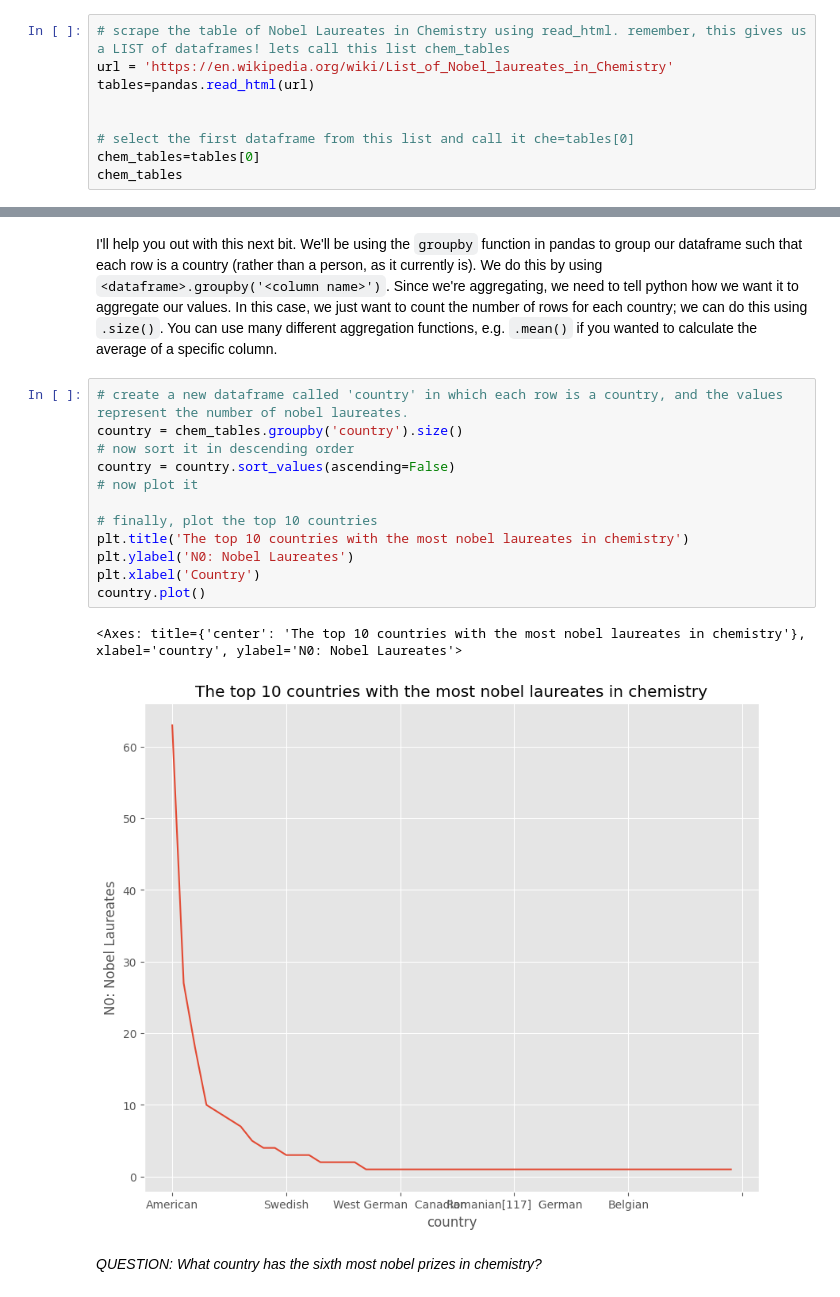
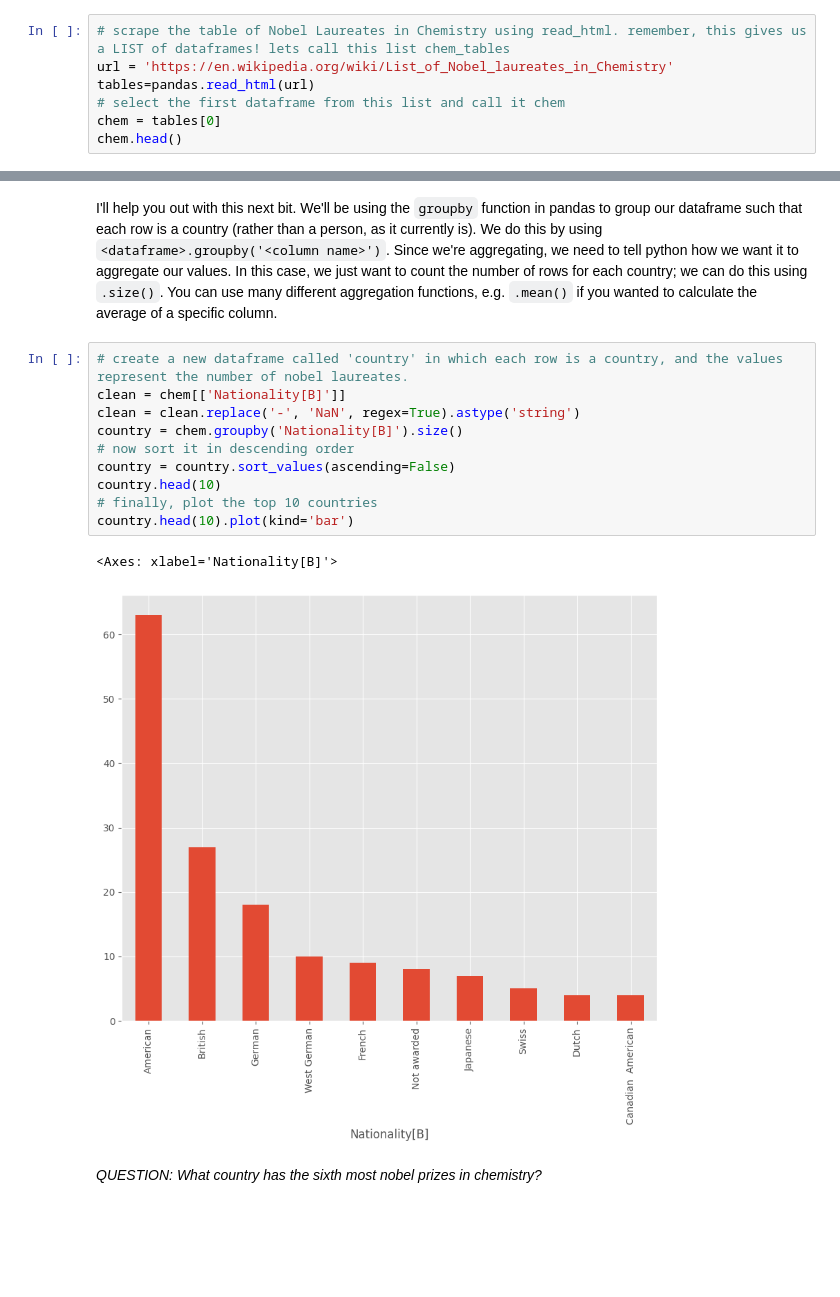
Before and after one commit to AlexCulkin/QM2, a Jupyter notebook: notebooks/W02. Pandas.ipynb, the cells around one changed output, grey strips where cells are left out. Cells and saved outputs as stored; diff of their text form; blank space fills up the shorter version.

```diff
--- a/notebooks/W02. Pandas.ipynb
+++ b/notebooks/W02. Pandas.ipynb
@@ -490,11 +464,9 @@ Using the following URL https://en.wikipedia.org/wiki/List_of_Nobel_laureates_in
 # scrape the table of Nobel Laureates in Chemistry using read_html. remember, this gives us a LIST of dataframes! lets call this list chem_tables
 url = 'https://en.wikipedia.org/wiki/List_of_Nobel_laureates_in_Chemistry'
 tables=pandas.read_html(url)
-
-
-# select the first dataframe from this list and call it che=tables[0]
-chem_tables=tables[0]
-chem_tables
+# select the first dataframe from this list and call it chem
+chem = tables[0]
+chem.head()
 # %% [output]
 |  | Year | Image | Laureate[A] | Nationality[B] | Rationale[C] | Ref |
 | 0 | 1901 | NaN | Jacobus Henricus van 't Hoff (185... | Dutch | "[for his] discovery of the laws ... | [18] |
@@ -513,18 +478,16 @@ chem_tables
 I'll help you out with this next bit. We'll be using the `groupby` function in pandas to group our dataframe such that each row is a country (rather than a person, as it currently is). We do this by using `<dataframe>.groupby('<column name>')`. Since we're aggregating, we need to tell python how we want it to aggregate our values. In this case, we just want to count the number of rows for each country; we can do this using `.size()`. You can use many different aggregation functions, e.g. `.mean()` if you wanted to calculate the average of a specific column.
 # %%
 # create a new dataframe called 'country' in which each row is a country, and the values represent the number of nobel laureates.
-country = chem_tables.groupby('country').size()
+clean = chem[['Nationality[B]']]
+clean = clean.replace('-', 'NaN', regex=True).astype('string')
+country = chem.groupby('Nationality[B]').size()
 # now sort it in descending order
 country = country.sort_values(ascending=False)
-# now plot it
-
+country.head(10)
 # finally, plot the top 10 countries
-plt.title('The top 10 countries with the most nobel laureates in chemistry')
-plt.ylabel('N0: Nobel Laureates')
-plt.xlabel('Country')
-country.plot()
+country.head(10).plot(kind='bar')
 # %% [output]
-<Axes: title={'center': 'The top 10 countries with the most nobel laureates in chemistry'}, xlabel='country', ylabel='N0: Nobel Laureates'>
+<Axes: xlabel='Nationality[B]'>
-[figure, old version]
+[figure, new version]
 # %% [markdown]
 *QUESTION: What country has the sixth most nobel prizes in chemistry?*
```
Also changed, not shown: parts of 8 cells of this notebook.
